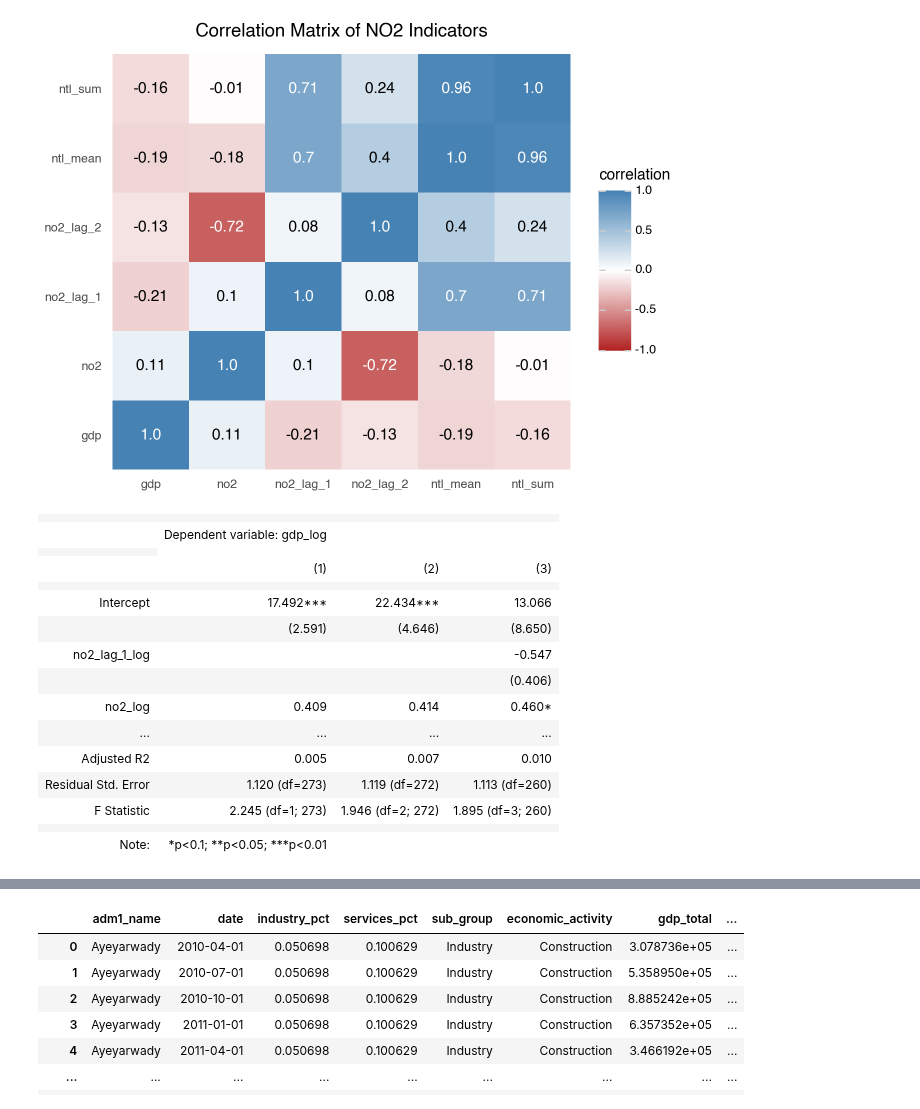
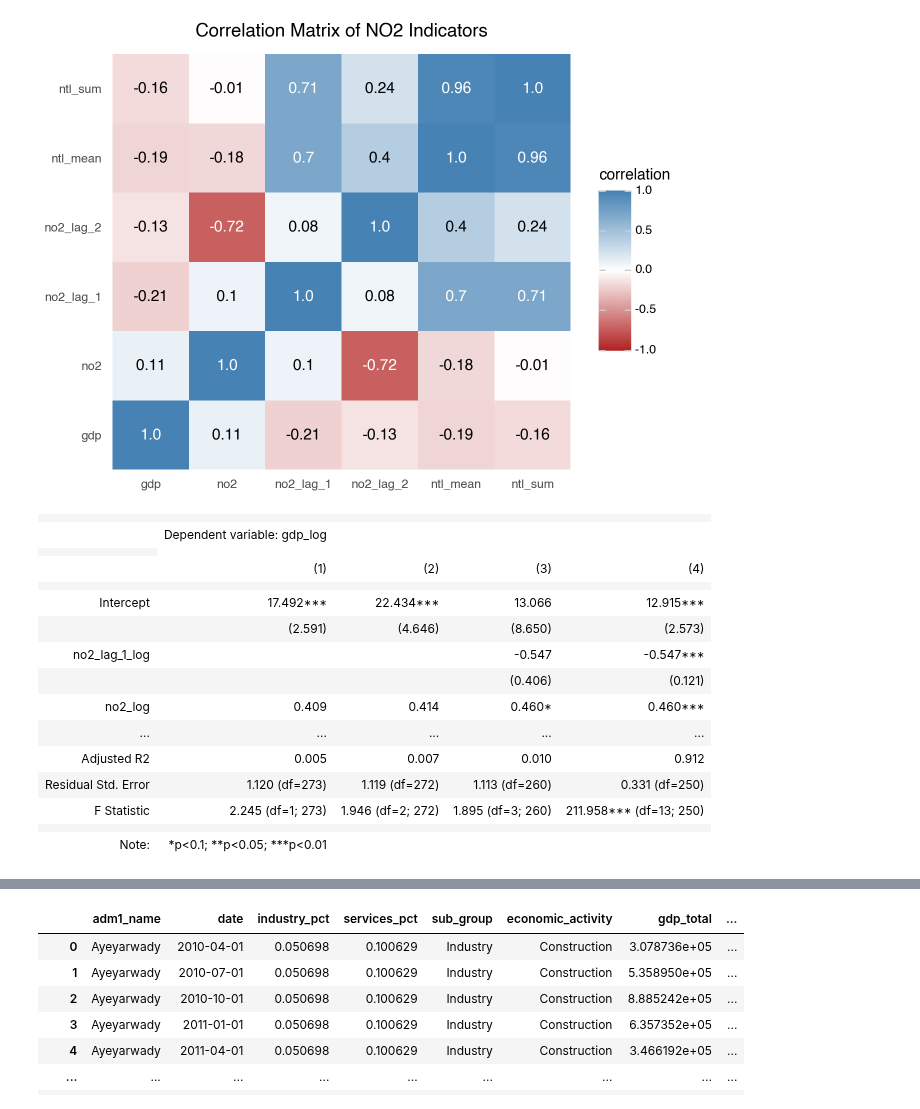
Before and after one commit to datapartnership/myanmar-economic-monitor, a Jupyter notebook: notebooks/airpollution/no2-analysis.ipynb, the cells around one changed output, grey strips where cells are left out. Drawn from its saved outputs; the diff is of its cells as text; code cells hidden in the pictures.

Commit message:
Add more models to NO2

```diff
--- a/notebooks/airpollution/no2-analysis.ipynb
+++ b/notebooks/airpollution/no2-analysis.ipynb
@@ -410,25 +410,36 @@ no2_indicators = (
 # %%
 mod_1 = smf.ols("gdp_log ~ no2_log", data=no2_indicators).fit()
 mod_2 = smf.ols("gdp_log ~ ntl_sum_log + no2_log", data=no2_indicators).fit()
 mod_3 = smf.ols(
     "gdp_log ~ ntl_sum_log + no2_log + no2_lag_1_log", data=no2_indicators
 ).fit()
+mod_4 = smf.ols(
+    "gdp_log ~ ntl_sum_log + no2_log + no2_lag_1_log + C(economic_activity)",
+    data=no2_indicators,
+).fit()
+# With interaction
+mod_5 = smf.ols(
+    "gdp_log ~ no2_log * C(economic_activity) + ntl_sum_log",
+    data=no2_indicators,
+).fit()
 
-Stargazer([mod_1, mod_2, mod_3])
+models = Stargazer([mod_1, mod_2, mod_3, mod_4])
+models.covariate_order(["Intercept", "no2_lag_1_log", "no2_log", "ntl_sum_log"])
+models
 # %% [output]
-|  |  |  |  |
-|  | Dependent variable: gdp_log |  |  |
+|  |  |  |  |  |
+|  | Dependent variable: gdp_log |  |  |  |
 |  |
-|  | (1) | (2) | (3) |
-|  |  |  |  |
-| Intercept | 17.492*** | 22.434*** | 13.066 |
-|  | (2.591) | (4.646) | (8.650) |
-| no2_lag_1_log |  |  | -0.547 |
-|  |  |  | (0.406) |
-| no2_log | 0.409 | 0.414 | 0.460* |
-| ... | ... | ... | ... |
-| Adjusted R2 | 0.005 | 0.007 | 0.010 |
-| Residual Std. Error | 1.120 (df=273) | 1.119 (df=272) | 1.113 (df=260) |
-| F Statistic | 2.245 (df=1; 273) | 1.946 (df=2; 272) | 1.895 (df=3; 260) |
-|  |  |  |  |
-| Note: | *p<0.1; **p<0.05; ***p<0.01 |  |  |
+|  | (1) | (2) | (3) | (4) |
+|  |  |  |  |  |
+| Intercept | 17.492*** | 22.434*** | 13.066 | 12.915*** |
+|  | (2.591) | (4.646) | (8.650) | (2.573) |
+| no2_lag_1_log |  |  | -0.547 | -0.547*** |
+|  |  |  | (0.406) | (0.121) |
+| no2_log | 0.409 | 0.414 | 0.460* | 0.460*** |
+| ... | ... | ... | ... | ... |
+| Adjusted R2 | 0.005 | 0.007 | 0.010 | 0.912 |
+| Residual Std. Error | 1.120 (df=273) | 1.119 (df=272) | 1.113 (df=260) | 0.331 (df=250) |
+| F Statistic | 2.245 (df=1; 273) | 1.946 (df=2; 272) | 1.895 (df=3; 260) | 211.958*** (df=13; 250) |
+|  |  |  |  |  |
+| Note: | *p<0.1; **p<0.05; ***p<0.01 |  |  |  |
```
Also changed, not shown: parts of 6 cells of this notebook.
